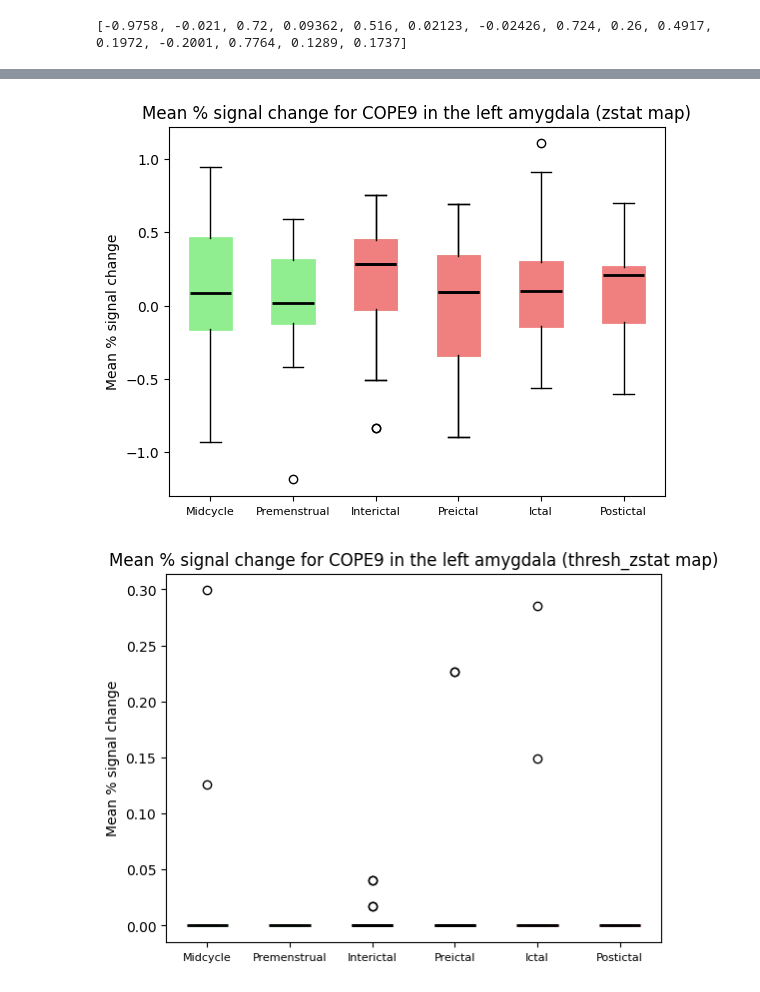
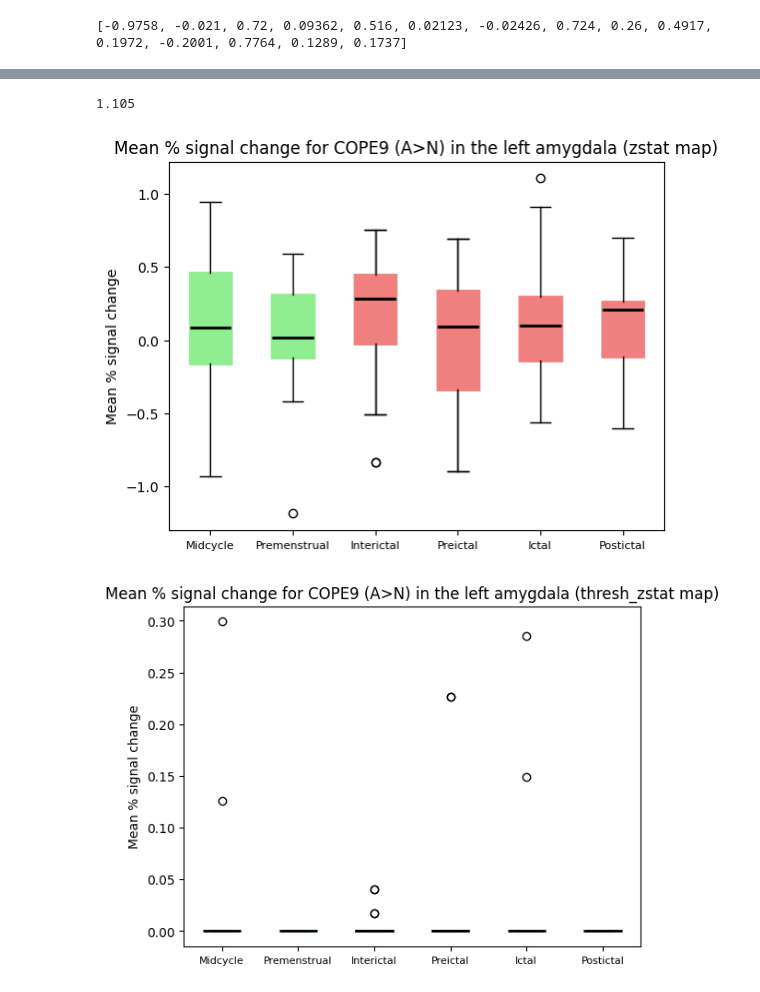
Before and after one commit to beatrzm/Thesis, a Jupyter notebook: all_Lamyg_reports/boxplots.ipynb, the cells around one changed output, grey strips where cells are left out. Saved outputs shown, nothing was run; the diff lists cells and outputs as text; code cells hidden in the pictures.

```diff
--- a/all_Lamyg_reports/boxplots.ipynb
+++ b/all_Lamyg_reports/boxplots.ipynb
@@ -29,7 +29,7 @@ dataframes_premens = {}
 for i in numbers_controls:
     sub_control = f"sub-control{i:03d}"
     filename = f"featqueryreport_{sub_control}_ses-premenstrual.txt"
-    filepath = os.path.join("C:\\Users\\beama\\OneDrive\\Documents\\uni\\4 ano\\Tese\\all_Lamyg_reports", filename)
+    filepath = os.path.join("C:\\Users\\beama\\OneDrive\\Documents\\uni\\4 ano\\Tese\\plots\\all_Lamyg_reports", filename)
     if os.path.exists(filepath):
         dataframes_premens[f"control{i}_ses-premenstrual"] = pd.read_csv(filepath, sep=" ", header=None)
         #print(f"Successfully read {filename}. Shape: {dataframes_premens[f'control{i}_{phase}'].shape}")
@@ -49,7 +49,7 @@ dataframes_int = {}
 for i in numbers_patients:
     sub_patient = f"sub-patient{i:03d}"
     filename = f"featqueryreport_{sub_patient}_ses-interictal.txt"
-    filepath = os.path.join("C:\\Users\\beama\\OneDrive\\Documents\\uni\\4 ano\\Tese\\all_Lamyg_reports", filename)
+    filepath = os.path.join("C:\\Users\\beama\\OneDrive\\Documents\\uni\\4 ano\\Tese\\plots\\all_Lamyg_reports", filename)
     if os.path.exists(filepath):
         dataframes_int[f"patient{i}_ses-interictal"] = pd.read_csv(filepath, sep=" ", header=None)
         #print(f"Successfully read {filename}. Shape: {dataframes_int[f'patient{i}_{phase}'].shape}")
@@ -65,7 +65,7 @@ dataframes_preictal = {}
 for i in numbers_patients:
     sub_patient = f"sub-patient{i:03d}"
     filename = f"featqueryreport_{sub_patient}_ses-preictal.txt"
-    filepath = os.path.join("C:\\Users\\beama\\OneDrive\\Documents\\uni\\4 ano\\Tese\\all_Lamyg_reports", filename)
+    filepath = os.path.join("C:\\Users\\beama\\OneDrive\\Documents\\uni\\4 ano\\Tese\\plots\\all_Lamyg_reports", filename)
     if os.path.exists(filepath):
         dataframes_preictal[f"patient{i}_ses-preictal"] = pd.read_csv(filepath, sep=" ", header=None)
         #print(f"Successfully read {filename}. Shape: {dataframes_preictal[f'patient{i}_{phase}'].shape}")
@@ -81,7 +81,7 @@ dataframes_ictal = {}
 for i in numbers_patients:
     sub_patient = f"sub-patient{i:03d}"
     filename = f"featqueryreport_{sub_patient}_ses-ictal.txt"
-    filepath = os.path.join("C:\\Users\\beama\\OneDrive\\Documents\\uni\\4 ano\\Tese\\all_Lamyg_reports", filename)
+    filepath = os.path.join("C:\\Users\\beama\\OneDrive\\Documents\\uni\\4 ano\\Tese\\plots\\all_Lamyg_reports", filename)
     if os.path.exists(filepath):
         dataframes_ictal[f"patient{i}_ses-ictal"] = pd.read_csv(filepath, sep=" ", header=None)
         #print(f"Successfully read {filename}. Shape: {dataframes_ictal[f'patient{i}_{phase}'].shape}")
@@ -97,7 +97,7 @@ dataframes_postictal = {}
 for i in numbers_patients:
     sub_patient = f"sub-patient{i:03d}"
     filename = f"featqueryreport_{sub_patient}_ses-postictal.txt"
-    filepath = os.path.join("C:\\Users\\beama\\OneDrive\\Documents\\uni\\4 ano\\Tese\\all_Lamyg_reports", filename)
+    filepath = os.path.join("C:\\Users\\beama\\OneDrive\\Documents\\uni\\4 ano\\Tese\\plots\\all_Lamyg_reports", filename)
     if os.path.exists(filepath):
         dataframes_postictal[f"patient{i}_ses-postictal"] = pd.read_csv(filepath, sep=" ", header=None)
         #print(f"Successfully read {filename}. Shape: {dataframes_postictal[f'patient{i}_{phase}'].shape}")
@@ -267,3 +308,15 @@ for key in dataframes_ictal:
 postictal9_thr = []
 for key in dataframes_postictal:
     postictal9_thr.append(dataframes_postictal[key].iloc[4,5])
+# %%
+midvsinter9 = stats.ttest_ind(midcycle9, interictal9)
+premensvspreict9 = stats.ttest_ind(premenstrual9, preictal9)
+premensvsict9 = stats.ttest_ind(premenstrual9, ictal9)
+premensvspostict9 = stats.ttest_ind(premenstrual9, postictal9)
+midvspremens9 = stats.ttest_rel(midcycle9, premenstrual9)
+
+print("Midcycle vs Interictal unpaired t-test for COPE9: ",midvsinter9)
+print("Premenstrual vs Preictal unpaired t-test for COPE9: ",premensvspreict9)
+print("Premenstrual vs Ictal unpaired t-test for COPE9: ",premensvsict9)
+print("Premenstrual vs Postictal unpaired t-test for COPE9: ",premensvspostict9)
+print("Midcycle vs Premenstrual paired t-test for COPE9: ",midvspremens9)
@@ -270,26 +329,46 @@ for key in dataframes_postictal:
 # %%
 # box plot
 
 data = [midcycle9, premenstrual9, interictal9, preictal9, ictal9, postictal9]
 
 positions = [1, 2, 3, 4, 5, 6]
 
 boxprops_green = dict(color="lightgreen", facecolor="lightgreen", linewidth=2)
 boxprops_red = dict(color="lightcoral", facecolor="lightcoral", linewidth=2)
 medianprops_black = dict(color="black", linewidth=2)
 
 plt.boxplot(data[:-2], positions=positions[:-2], patch_artist=True, boxprops=boxprops_green, medianprops=medianprops_black,widths=0.5)  # Plot first two boxplots
 plt.boxplot(data[-4:], positions=positions[-4:], patch_artist=True, boxprops=boxprops_red, medianprops=medianprops_black, widths=0.5)  # Plot last four boxplots
 
 # Set x-axis labels
 phase_names = ['Midcycle', 'Premenstrual', 'Interictal', 'Preictal', 'Ictal', 'Postictal']
 plt.xticks(positions, phase_names, fontsize=8)
 
+max_value = max(max(midcycle9), max(premenstrual9), max(interictal9), max(preictal9), max(ictal9), max(postictal9) )
+print(max_value)
+offset = 0.02  # Offset to position the bars slightly above the maximum value
+if midvsinter9.pvalue < 0.05:
+    plt.hlines(max_value + offset, positions[0], positions[2], color='black', linewidth=2)
+    plt.text((positions[0] + positions[2]) * 0.5, max_value + 1 * offset, '*', ha='center', va='bottom', fontsize=16)
+if premensvspreict9.pvalue < 0.05:
+    plt.hlines(max_value + offset, positions[1], positions[3], color='black', linewidth=2)
+    plt.text((positions[1] + positions[3]) * 0.5, max_value + 2 * offset, '*', ha='center', va='bottom', fontsize=16)
+if premensvsict9.pvalue < 0.05:
+    plt.hlines(max_value + offset, positions[1], positions[4], color='black', linewidth=2)
+    plt.text((positions[1] + positions[4]) * 0.5, max_value + 2 * offset, '*', ha='center', va='bottom', fontsize=16)
+if premensvspostict9.pvalue < 0.05:
+    plt.hlines(max_value + offset, positions[1], positions[5], color='black', linewidth=2)
+    plt.text((positions[1] + positions[5]) * 0.5, max_value + 2 * offset, '*', ha='center', va='bottom', fontsize=16)
+if midvspremens9.pvalue < 0.05:
+    plt.hlines(max_value + offset, positions[0], positions[1], color='black', linewidth=2)
+    plt.text((positions[0] + positions[1]) * 0.5, max_value +0.8 * offset, '*', ha='center', va='bottom', fontsize=16)
+
 plt.ylabel('Mean % signal change')
 plt.title('Mean % signal change for COPE9 (A>N) in the left amygdala (zstat map)')
 plt.show()
 # %% [output]
+1.105
-[figure, old version]
+[figure, new version]
 # %%
 # box plot
 
@@ -312,7 +391,7 @@ plt.ylabel('Mean % signal change')
 plt.title('Mean % signal change for COPE9 (A>N) in the left amygdala (thresh_zstat map)')
 plt.show()
 # %% [output]
-[figure, old version]
+[figure, new version]
 # %%
 # for each dataframe in each dictionary get the value in .iloc[2,5] and store it in a list
 
```
Also changed, not shown: parts of 7 cells of this notebook.
